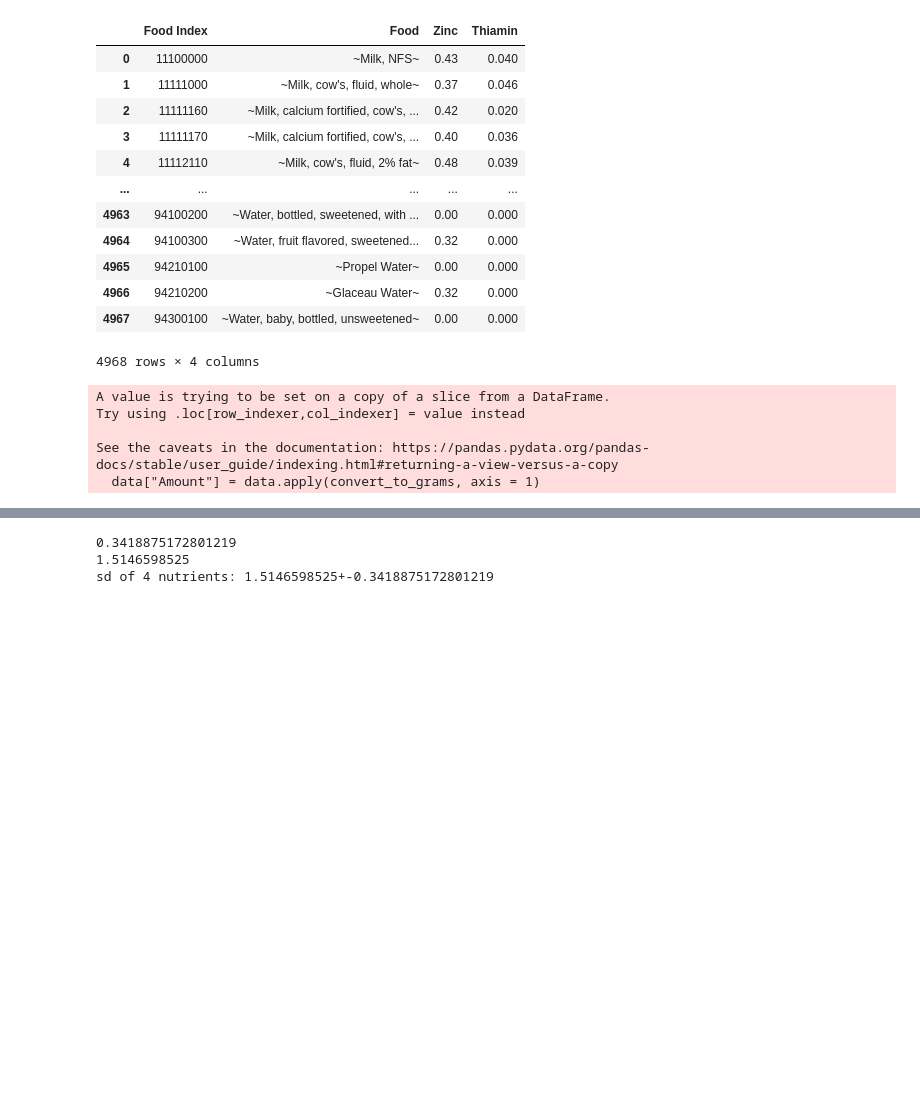
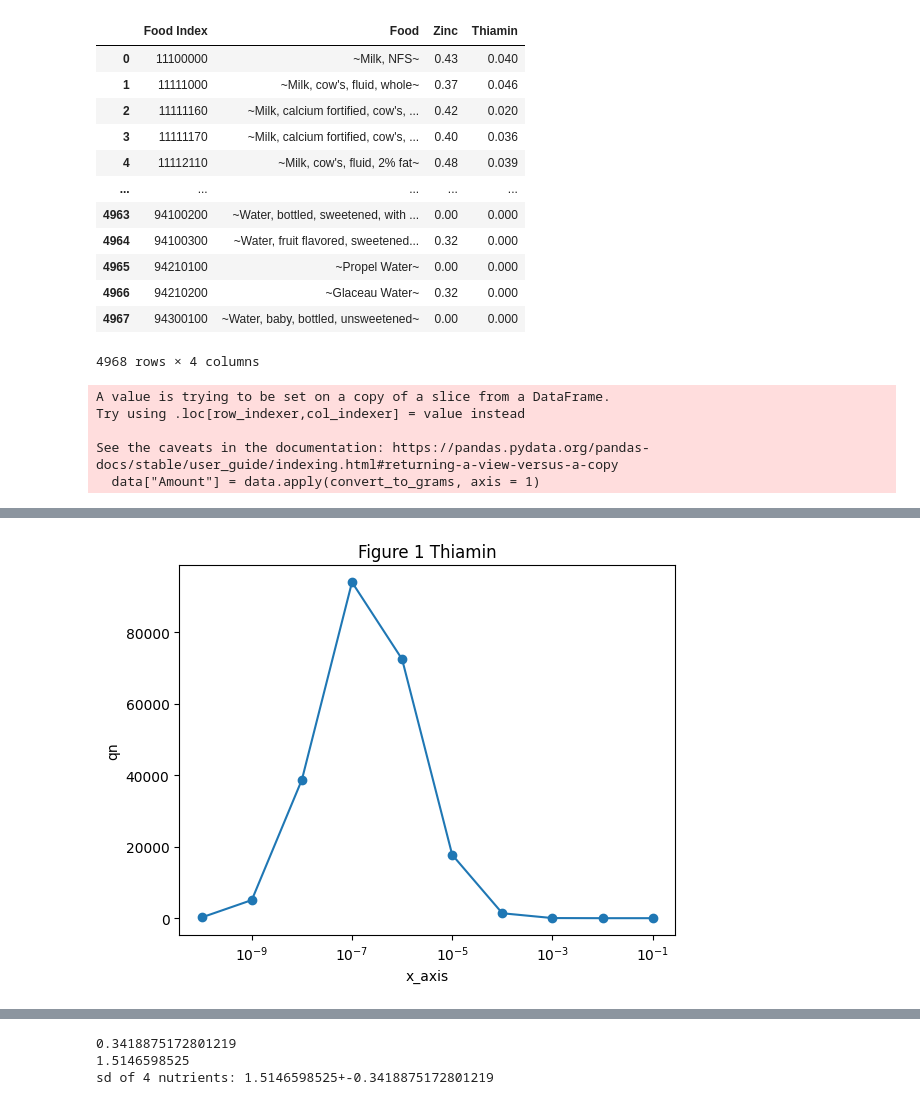
Before and after one commit to oberoir080/NutrientEDA, a Jupyter notebook: CSV_Generator_py/Figures.ipynb, the cells around one changed output, grey strips where cells are left out. Saved outputs shown, nothing was run; the diff lists cells and outputs as text; code cells hidden in the pictures; blank space fills up the shorter version.

Commit message:
Graphs plotted

```diff
--- a/CSV_Generator_py/Figures.ipynb
+++ b/CSV_Generator_py/Figures.ipynb
@@ -301,6 +306,9 @@ Error:
 # %%
 sd_nutrient_dict = {}
-for i in all_nuts_list[1]:
-    sd_nutrient_dict = standard_deviation(all_nuts_list,i)
 
+for i in unique_nuts:
+    # print(i)
+    sd_nutrient_dict[i] = standard_deviation(all_nuts_list,i)
+
+sd_nutrient_dict
 #Create standard deviation dictionary of all nutrients (Nutrient : Standard Deviation)
@@ -329,4 +332,0 @@ data_list
-# %%
-nutrient = zinc
-qn = qn_calculator(1e-3,data_list,nutrient)
-print(qn)
@@ -334,0 +372,26 @@ print(qn)
+# %%
+data_fourfood = data.values.tolist()
+# %%
+def graph_plot(nutrient, x_axis,qn, fig_name):
+    if nutrient == '309':
+        graph = 'Zinc'
+    elif nutrient == '404':
+        graph = 'Thiamin'
+
+    plt.plot(x_axis, qn, marker='o')
+    plt.xscale('log')  # Set x-axis to logarithmic scale
+    plt.title(f'{fig_name} {graph}')
+    plt.xlabel('x_axis')
+    plt.ylabel('qn')
+    plt.show()
+# %%
+nutrient = thiamin
+x_axis = [1e-10,1e-9,1e-8,1e-7,1e-6,1e-5,1e-4,1e-3,1e-2,1e-1]
+qn=[]
+fig_name = "Figure 1"
+for i in x_axis:
+    qn.append(qn_calculator(i,data_fourfood,nutrient))
+
+graph_plot(nutrient,x_axis,qn,fig_name)
+# %% [output]
+[figure, added]
```
Also changed, not shown: parts of 12 cells of this notebook.
